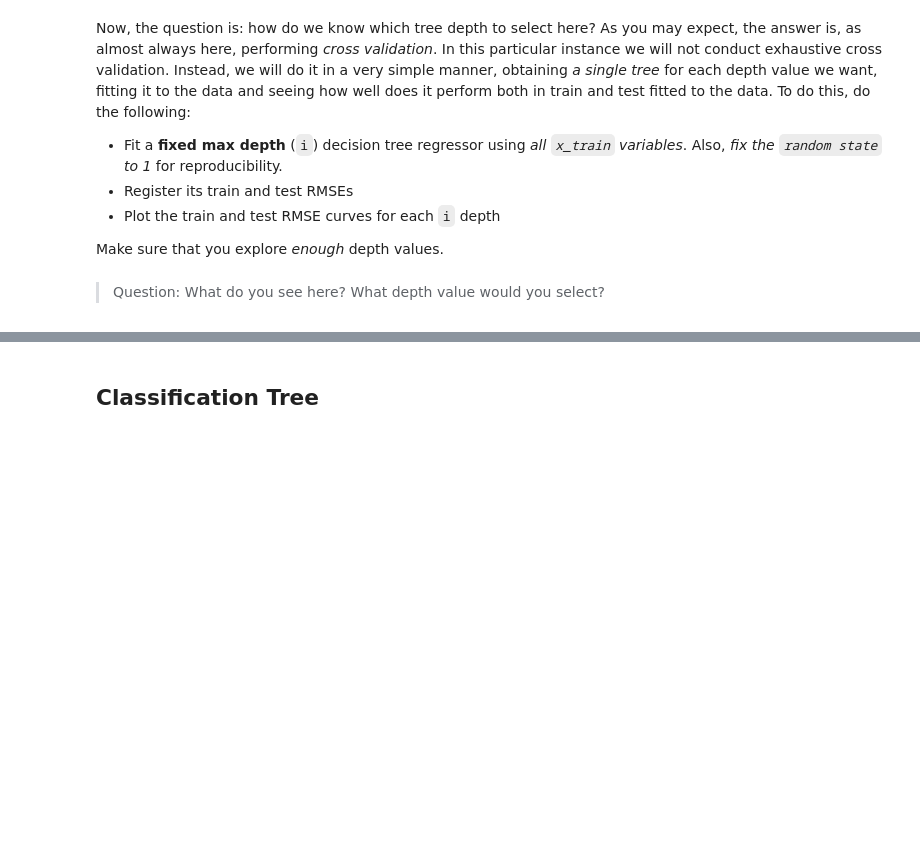
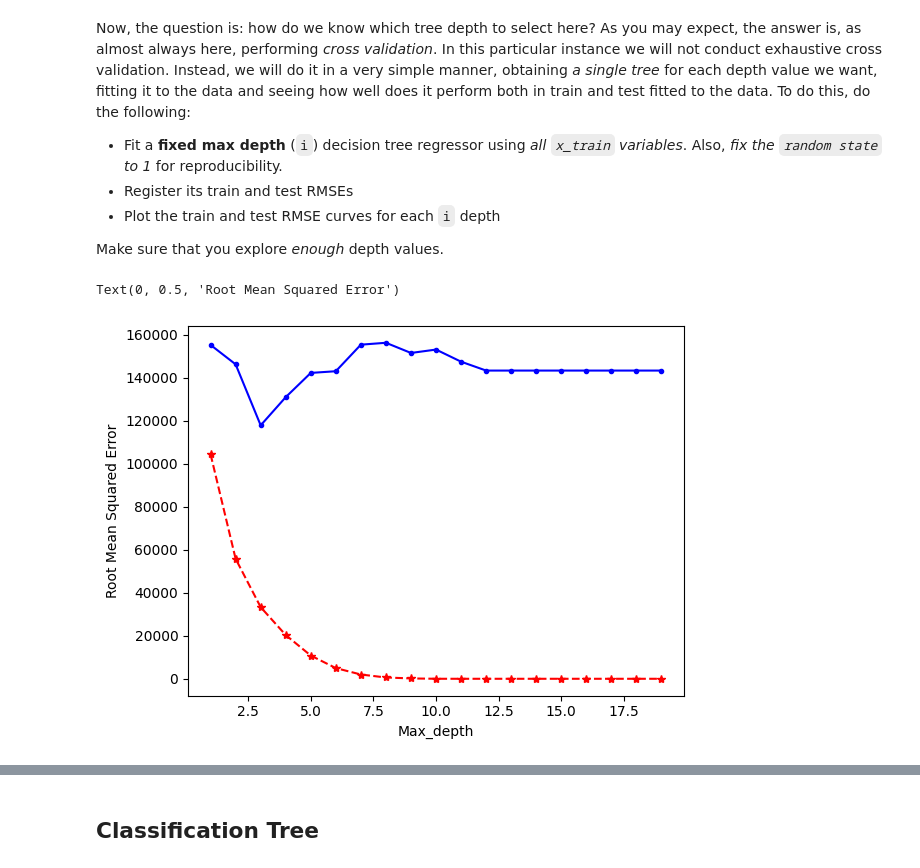
Before and after one commit to prg05/p2-8-prg05-main, a Jupyter notebook: notebook/Lab2_8_Trees.ipynb, the cells around one changed output, grey strips where cells are left out. Drawn from its saved outputs; the diff is of its cells as text; code cells hidden in the pictures; blank space fills up the shorter version.

```diff
--- a/notebook/Lab2_8_Trees.ipynb
+++ b/notebook/Lab2_8_Trees.ipynb
@@ -126,20 +189,33 @@ Make sure that you explore _enough_ depth values.
 # %%
 # Lists to store the results
 train_rmse = []
 test_rmse = []
 
 # Range of depths to be explored
 tree_size = np.arange(1,20)
 
 for i in tree_size:
+    regressor = DecisionTreeRegressor(max_depth=i,random_state=1)
+    regressor.fit(x_train,y_train)
+
+    y_train_pred = regressor.predict(x_train)
+    y_test_pred  = regressor.predict(x_test)
+
+    rmse_train = mean_squared_error(y_train, y_train_pred)
+    rmse_test  = mean_squared_error(y_test,  y_test_pred)
+
+    #añadimos error a la lista
+    train_rmse.append(rmse_train)
+    test_rmse.append(rmse_test)
 
     # TODO: Train the needed tree with the set depth, then measure its RMSE in train and test and store them in the previous lists
 
 
 # Plot the results
 plt.plot(tree_size, train_rmse, 'r*--')
 plt.plot(tree_size, test_rmse, 'b.-')
 plt.xlabel('Max_depth')
 plt.ylabel('Root Mean Squared Error')
+# %% [output]
+Text(0, 0.5, 'Root Mean Squared Error')
+[figure, added]
-# %% [markdown]
-> Question: What do you see here? What depth value would you select?
```
Also changed, not shown: parts of 48 cells of this notebook.
